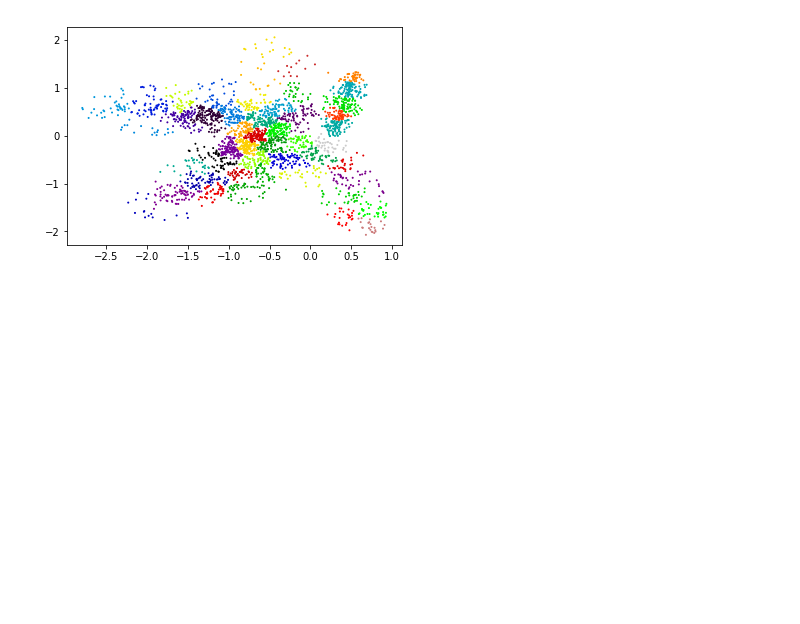
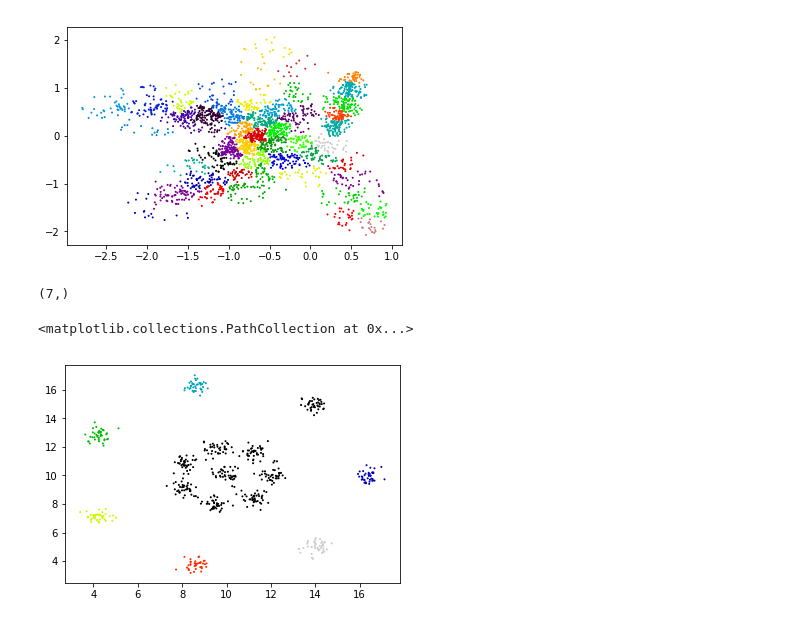
Before and after one commit to ColorPalmy/TP_Apprentissage_Non_Supervise, a Jupyter notebook: TP_ANS.ipynb, the cells around one changed output. Drawn from its saved outputs; the diff is of its cells as text; code cells hidden in the pictures; blank space fills up the shorter version.

```diff
--- a/TP_ANS.ipynb
+++ b/TP_ANS.ipynb
@@ -311,3 +311,17 @@ plt.scatter(datasetC[0]['x'],datasetC[0]['y'], c = best_labels_chi, s = 1, cmap
 [figure]
 # %%
 ### DBSCAN
+# %%
+X = [[x,y] for (x,y,c) in datasetA[0]]
+
+dbscan = DBSCAN(eps=3, min_samples=5).fit(X)
+labels = dbscan.labels_
+labs = np.array(labels)
+print(np.unique(labs).shape)
+# %% [output]
+(7,)
+# %%
+plt.scatter(datasetA[0]['x'],datasetA[0]['y'], c = labels, s = 1, cmap = 'nipy_spectral')
+# %% [output]
+<matplotlib.collections.PathCollection at 0x...>
+[figure, added]
```
Also changed, not shown: parts of 3 cells of this notebook.
